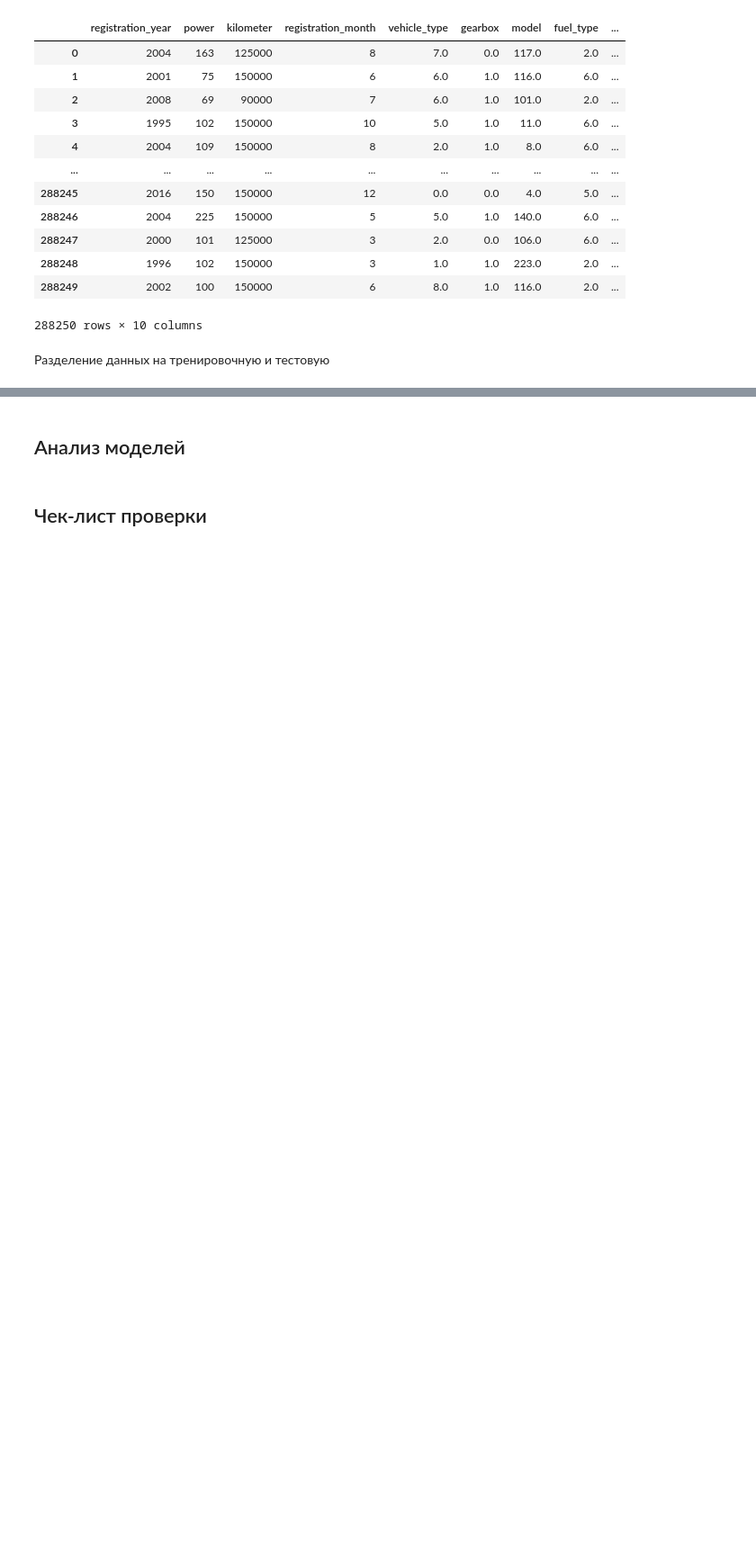
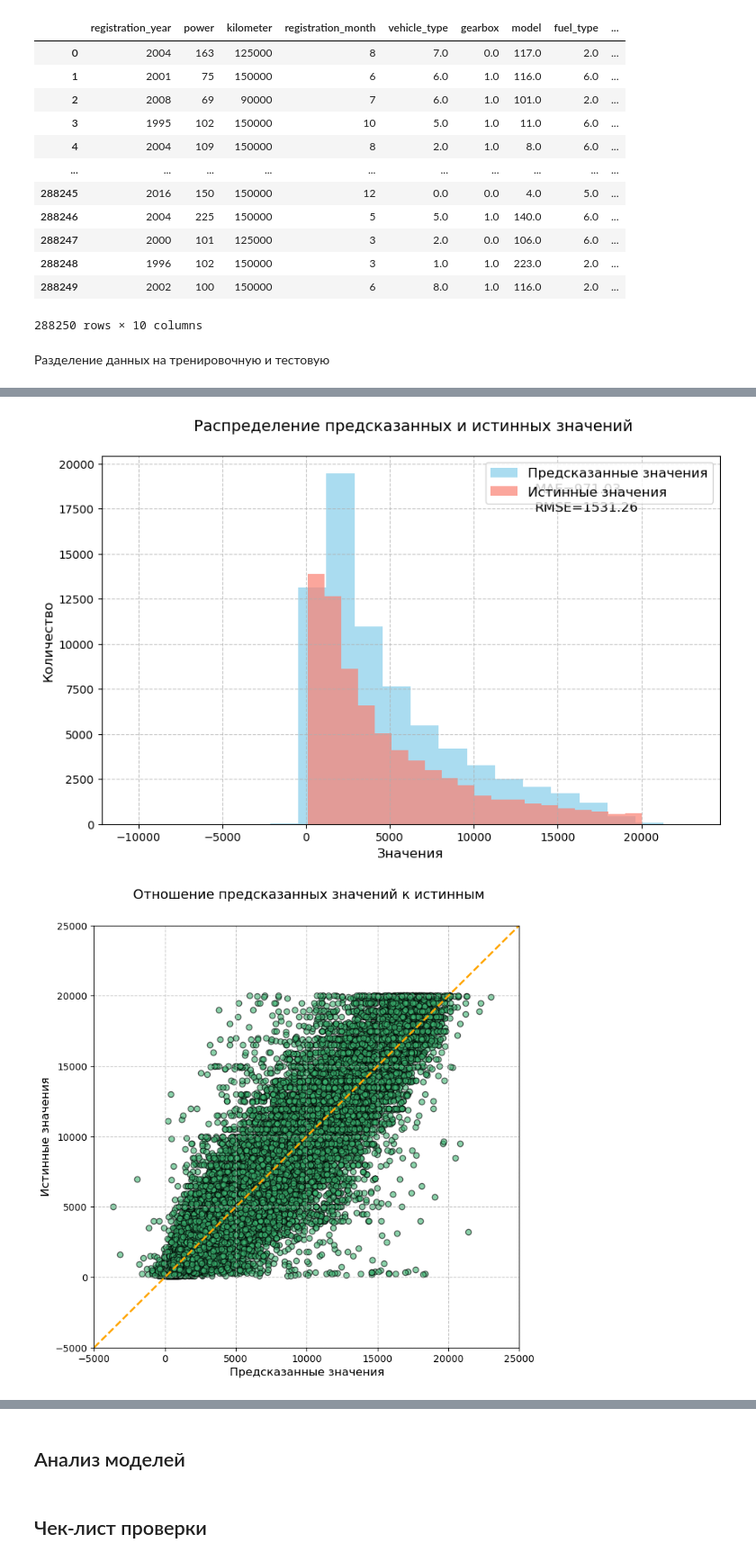
Before and after one commit to butuzovzeleboba/Determining-the-cost-of-cars, a Jupyter notebook: Determining the cost of cars.ipynb, the cells around one changed output, grey strips where cells are left out. Shown at 90% size. Drawn from its saved outputs; the diff is of its cells as text; code cells hidden in the pictures; blank space fills up the shorter version.

```diff
--- a/Determining the cost of cars.ipynb
+++ b/Determining the cost of cars.ipynb
@@ -969,0 +1094,7 @@ train_features, test_features, train_target, test_target = train_test_split(feat
+# %%
+%%time
+start = time.time()
+model_cat = CatBoostRegressor(random_state=RANDOM_STATE,learning_rate=0.4, verbose=100,n_estimators=1000)
+model_cat.fit(train_features, train_target, eval_set=(test_features,test_target))
+end = time.time()
+t_cat=round(end-start,2)
@@ -969,0 +1120,6 @@ train_features, test_features, train_target, test_target = train_test_split(feat
+# %%
+%%time
+start = time.time()
+predict_cat=model_cat.predict(test_features)
+end = time.time()
+t_cat_p=round(end-start,2)
@@ -969,0 +1129,7 @@ train_features, test_features, train_target, test_target = train_test_split(feat
+# %%
+rmse_cat=rmse(test_target, predict_cat)
+mae_cat=mean_absolute_error(test_target, predict_cat).round(2)
+illustration_target(test_target, predict_cat)
+# %% [output]
+[figure, added]
+[figure, added]
```
Also changed, not shown: parts of 21 cells of this notebook.
